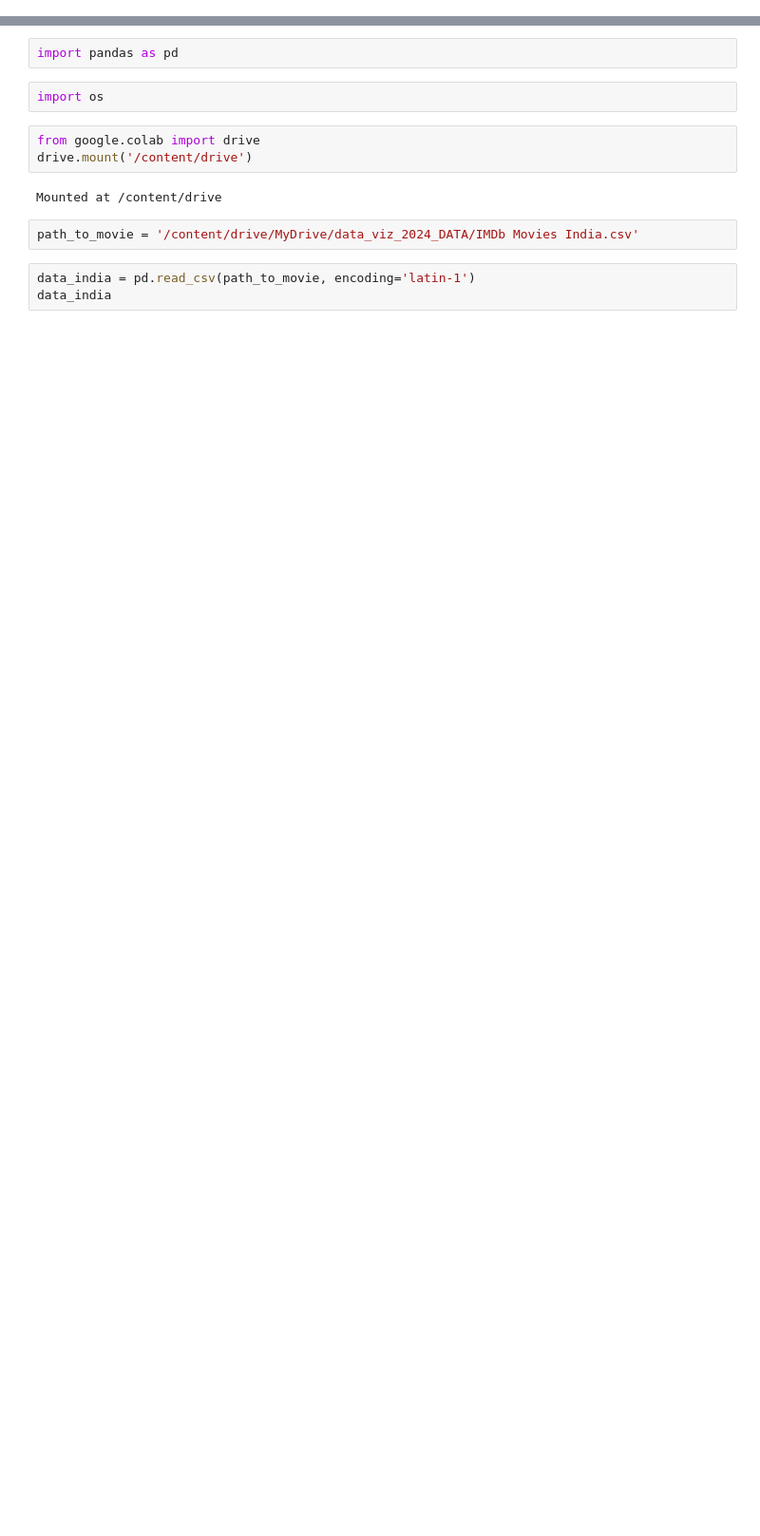
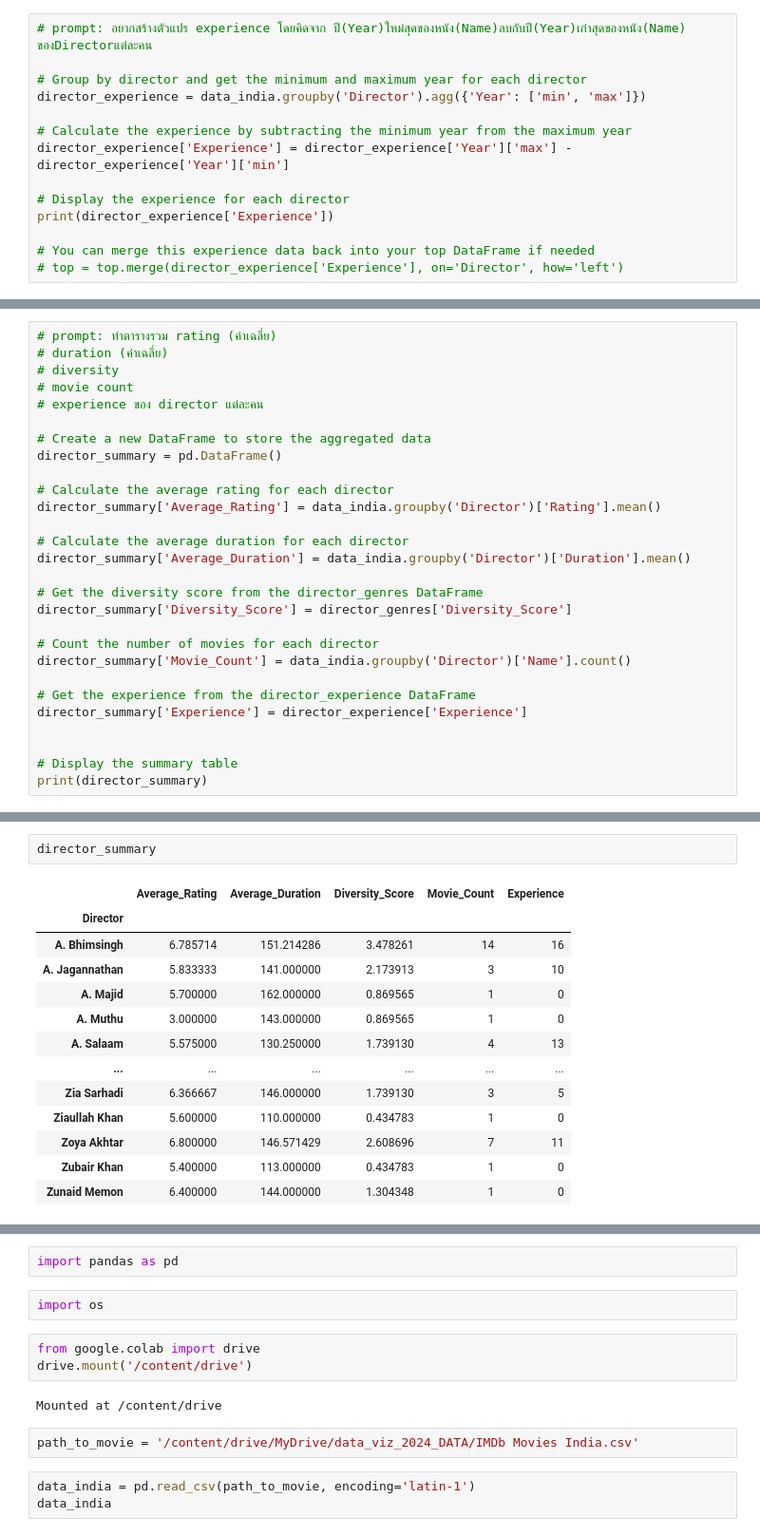
Before and after one commit to punramon/python_dataviz2024, a Jupyter notebook: HW9.ipynb, the cells around one changed output, grey strips where cells are left out. Shown at 95% size. Drawn from its saved outputs; the diff is of its cells as text; blank space fills up the shorter version.

```diff
--- a/HW9.ipynb
+++ b/HW9.ipynb
@@ -4,0 +390,14 @@
+# %%
+# prompt: อยากสร้างตัวแปร experience โดยคิดจาก ปี(Year)ใหม่สุดของหนัง(Name)ลบกับปี(Year)เก่าสุดของหนัง(Name) ของDirectorแต่ละคน
+
+# Group by director and get the minimum and maximum year for each director
+director_experience = data_india.groupby('Director').agg({'Year': ['min', 'max']})
+
+# Calculate the experience by subtracting the minimum year from the maximum year
+director_experience['Experience'] = director_experience['Year']['max'] - director_experience['Year']['min']
+
+# Display the experience for each director
+print(director_experience['Experience'])
+
+# You can merge this experience data back into your top DataFrame if needed
+# top = top.merge(director_experience['Experience'], on='Director', how='left')
@@ -4,0 +473,28 @@
+# %%
+# prompt: ทำตารางรวม rating (ค่าเฉลี่ย)
+# duration (ค่าเฉลี่ย)
+# diversity
+# movie count
+# experience ของ director แต่ละคน
+
+# Create a new DataFrame to store the aggregated data
+director_summary = pd.DataFrame()
+
+# Calculate the average rating for each director
+director_summary['Average_Rating'] = data_india.groupby('Director')['Rating'].mean()
+
+# Calculate the average duration for each director
+director_summary['Average_Duration'] = data_india.groupby('Director')['Duration'].mean()
+
+# Get the diversity score from the director_genres DataFrame
+director_summary['Diversity_Score'] = director_genres['Diversity_Score']
+
+# Count the number of movies for each director
+director_summary['Movie_Count'] = data_india.groupby('Director')['Name'].count()
+
+# Get the experience from the director_experience DataFrame
+director_summary['Experience'] = director_experience['Experience']
+
+
+# Display the summary table
+print(director_summary)
@@ -4,0 +519,16 @@
+# %%
+director_summary
+# %% [output]
+|  | Average_Rating | Average_Duration | Diversity_Score | Movie_Count | Experience |
+| Director |  |  |  |  |  |
+| A. Bhimsingh | 6.785714 | 151.214286 | 3.478261 | 14 | 16 |
+| A. Jagannathan | 5.833333 | 141.000000 | 2.173913 | 3 | 10 |
+| A. Majid | 5.700000 | 162.000000 | 0.869565 | 1 | 0 |
+| A. Muthu | 3.000000 | 143.000000 | 0.869565 | 1 | 0 |
+| A. Salaam | 5.575000 | 130.250000 | 1.739130 | 4 | 13 |
+| ... | ... | ... | ... | ... | ... |
+| Zia Sarhadi | 6.366667 | 146.000000 | 1.739130 | 3 | 5 |
+| Ziaullah Khan | 5.600000 | 110.000000 | 0.434783 | 1 | 0 |
+| Zoya Akhtar | 6.800000 | 146.571429 | 2.608696 | 7 | 11 |
+| Zubair Khan | 5.400000 | 113.000000 | 0.434783 | 1 | 0 |
+| Zunaid Memon | 6.400000 | 144.000000 | 1.304348 | 1 | 0 |
```
Also changed, not shown: parts of 77 cells of this notebook.
